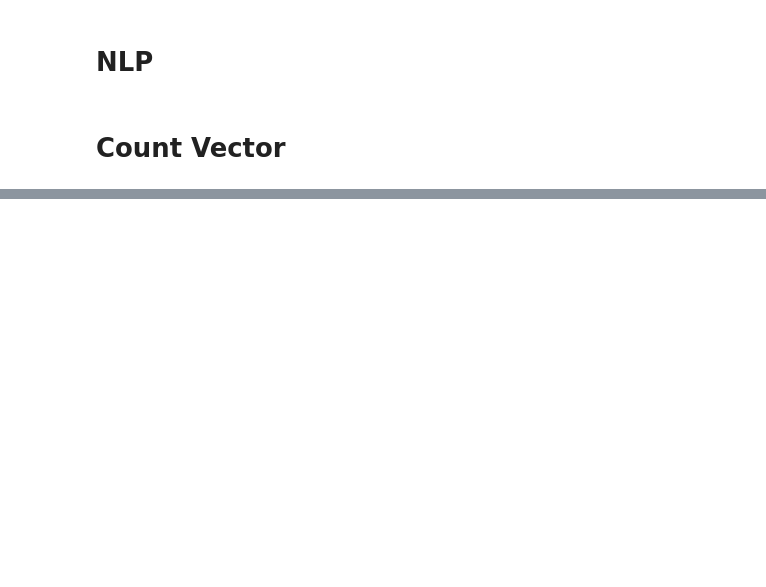
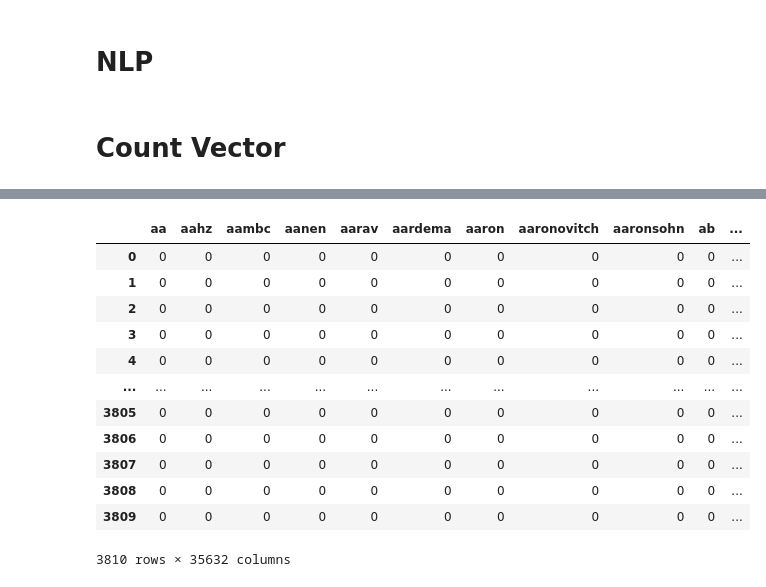
Before and after one commit to Booookkkkkssss/books_main, a Jupyter notebook: navs-folder/modeling.ipynb, the cells around one changed output, grey strips where cells are left out. Saved outputs shown, nothing was run; the diff lists cells and outputs as text; code cells hidden in the pictures; blank space fills up the shorter version.

```diff
--- a/navs-folder/modeling.ipynb
+++ b/navs-folder/modeling.ipynb
@@ -29,2 +66,2 @@ data.head(1)
 # %%
-document = ' '.join(data.lemmatized_summary)
+document = data.lemmatized_summary
@@ -119,0 +68,4 @@ TypeError: 'numpy.ndarray' object is not callable
+# %%
+cv = CountVectorizer()
+# use the thing
+bag_of_words = cv.fit_transform(document)
@@ -119,0 +82,19 @@ TypeError: 'numpy.ndarray' object is not callable
+# %%
+bow = pd.DataFrame(bag_of_words.todense())
+bow.columns = cv.get_feature_names()
+# %%
+bow
+# %% [output]
+|  | aa | aahz | aambc | aanen | aarav | aardema | aaron | aaronovitch | aaronsohn | ab | ... |
+| 0 | 0 | 0 | 0 | 0 | 0 | 0 | 0 | 0 | 0 | 0 | ... |
+| 1 | 0 | 0 | 0 | 0 | 0 | 0 | 0 | 0 | 0 | 0 | ... |
+| 2 | 0 | 0 | 0 | 0 | 0 | 0 | 0 | 0 | 0 | 0 | ... |
+| 3 | 0 | 0 | 0 | 0 | 0 | 0 | 0 | 0 | 0 | 0 | ... |
+| 4 | 0 | 0 | 0 | 0 | 0 | 0 | 0 | 0 | 0 | 0 | ... |
+| ... | ... | ... | ... | ... | ... | ... | ... | ... | ... | ... | ... |
+| 3805 | 0 | 0 | 0 | 0 | 0 | 0 | 0 | 0 | 0 | 0 | ... |
+| 3806 | 0 | 0 | 0 | 0 | 0 | 0 | 0 | 0 | 0 | 0 | ... |
+| 3807 | 0 | 0 | 0 | 0 | 0 | 0 | 0 | 0 | 0 | 0 | ... |
+| 3808 | 0 | 0 | 0 | 0 | 0 | 0 | 0 | 0 | 0 | 0 | ... |
+| 3809 | 0 | 0 | 0 | 0 | 0 | 0 | 0 | 0 | 0 | 0 | ... |
+3810 rows × 35632 columns
```
Also changed, not shown: parts of 42 cells of this notebook, 3 other files.
